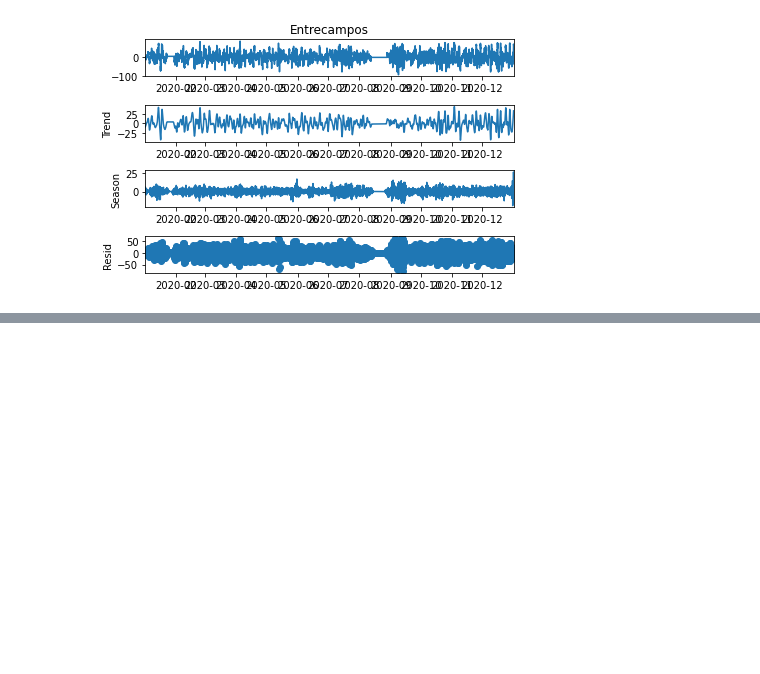
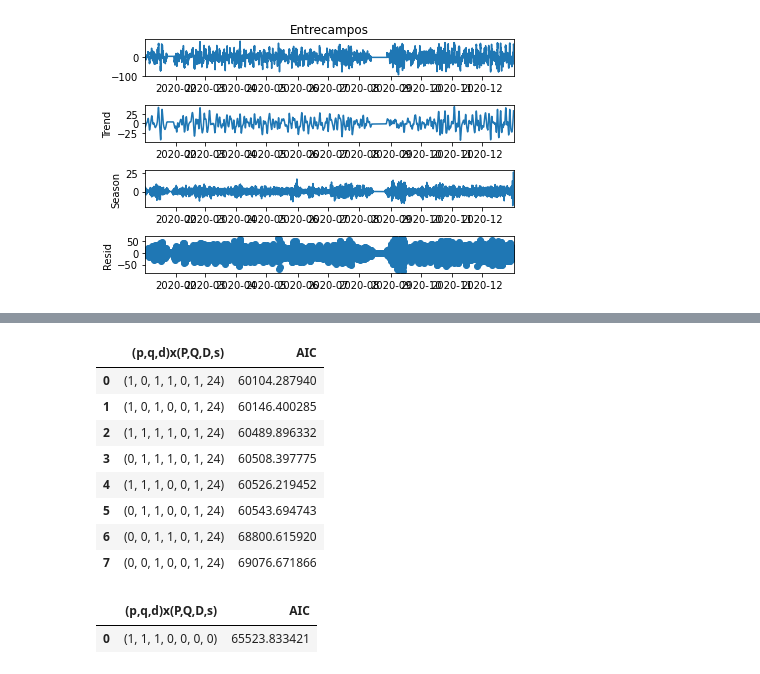
Before and after one commit to marcoHoev/time-series, a Jupyter notebook: project1/entrecampos.ipynb, the cells around one changed output, grey strips where cells are left out. Cells and saved outputs as stored; diff of their text form; code cells hidden in the pictures; blank space fills up the shorter version.

```diff
--- a/project1/entrecampos.ipynb
+++ b/project1/entrecampos.ipynb
@@ -157,0 +174,20 @@ ValueError: Length mismatch: Expected axis has 0 elements, new values have 2 ele
+# %%
+result_df24 = optimize_SARIMA(parameters_list, entrecampos_24)
+result_df24 = optimize_SARIMA([(1,1,1,0,0,0,0)], entrecampos_24)
+result_df24
+# %% [output]
+|  | (p,q,d)x(P,Q,D,s) | AIC |
+| 0 | (1, 0, 1, 1, 0, 1, 24) | 60104.287940 |
+| 1 | (1, 0, 1, 0, 0, 1, 24) | 60146.400285 |
+| 2 | (1, 1, 1, 1, 0, 1, 24) | 60489.896332 |
+| 3 | (0, 1, 1, 1, 0, 1, 24) | 60508.397775 |
+| 4 | (1, 1, 1, 0, 0, 1, 24) | 60526.219452 |
+| 5 | (0, 1, 1, 0, 0, 1, 24) | 60543.694743 |
+| 6 | (0, 0, 1, 1, 0, 1, 24) | 68800.615920 |
+| 7 | (0, 0, 1, 0, 0, 1, 24) | 69076.671866 |
+# %%
+result_df24 = optimize_SARIMA([(1,1,1,0,0,0,0)], entrecampos_24)
+result_df24
+# %% [output]
+|  | (p,q,d)x(P,Q,D,s) | AIC |
+| 0 | (1, 1, 1, 0, 0, 0, 0) | 65523.833421 |
```
Also changed, not shown: parts of 6 cells of this notebook.
